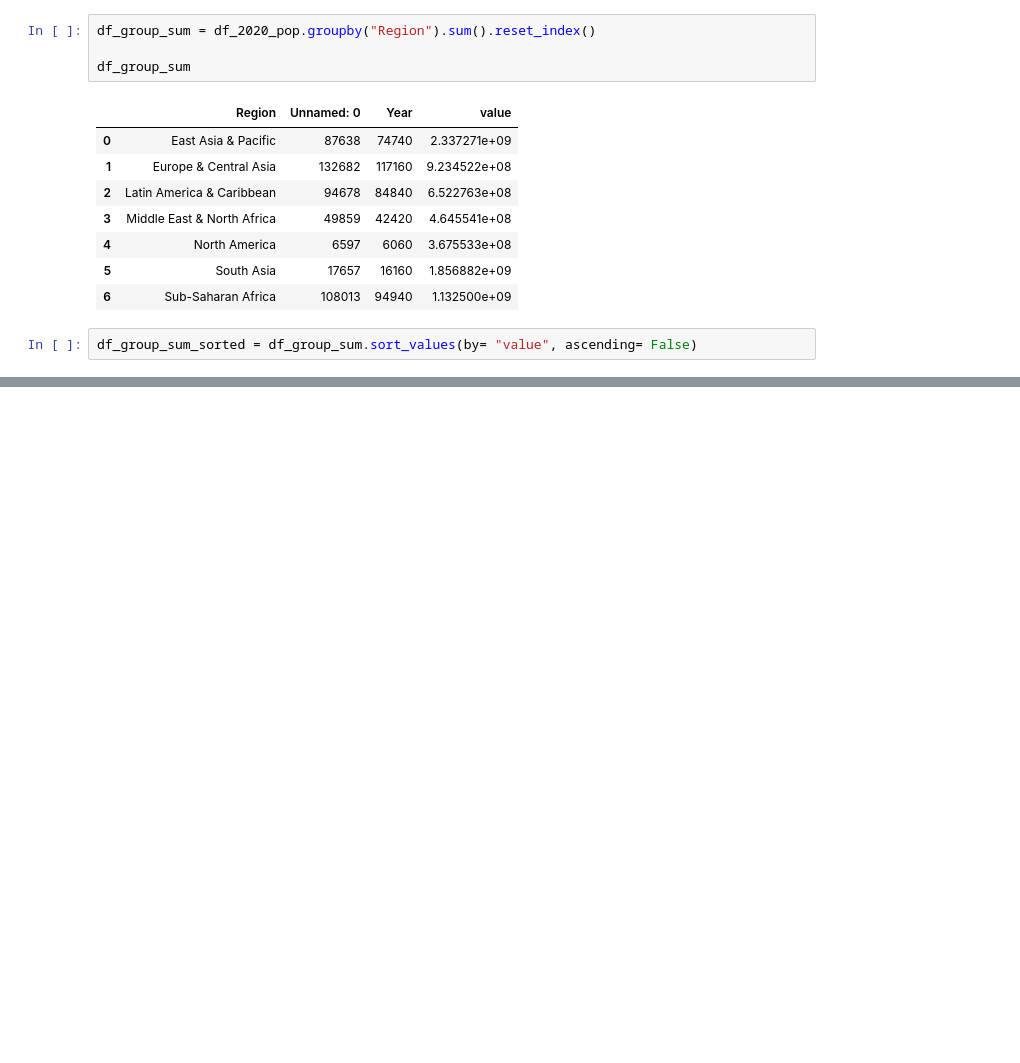
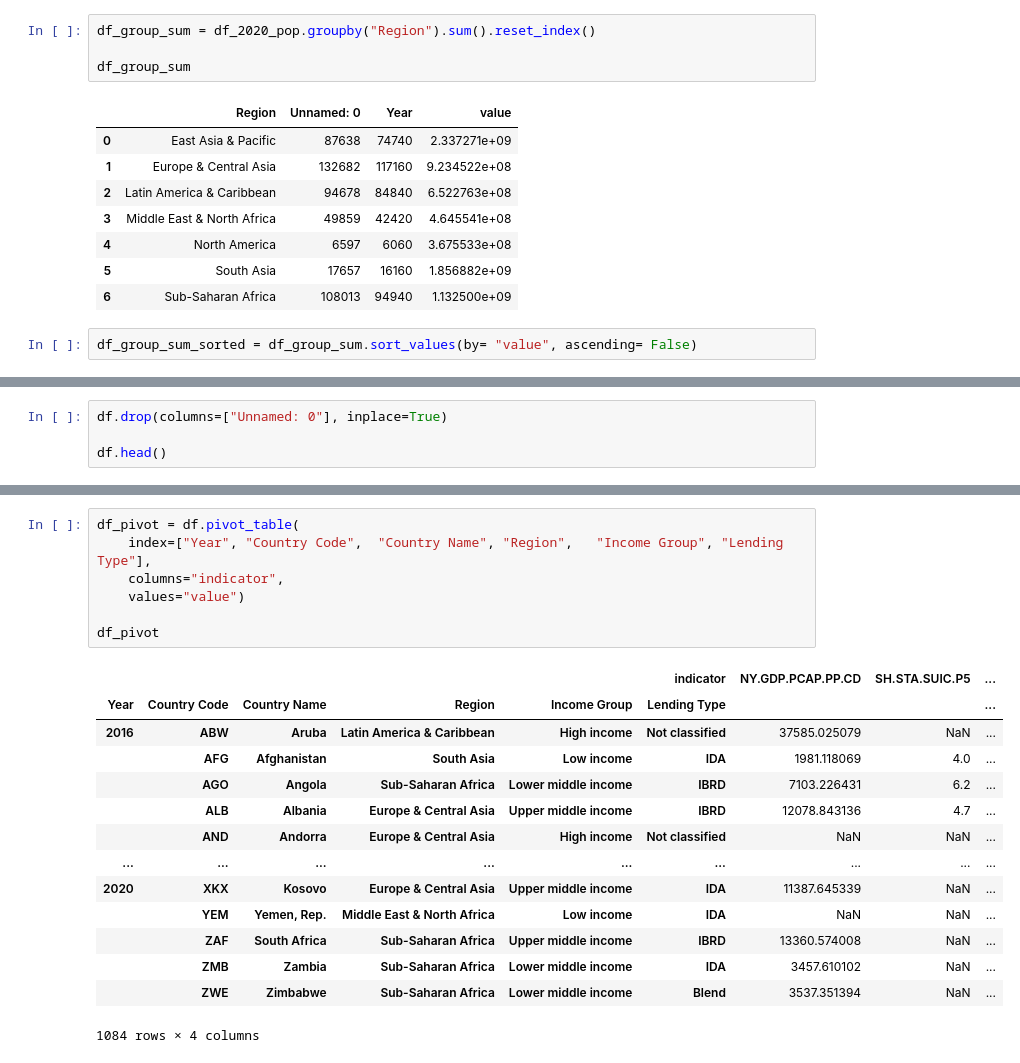
Before and after one commit to DATA-690-SPRING-2022/arushi_data690, a Jupyter notebook: Individual_Assignment_Part_B/Part_B_In_Class_Practice.ipynb, the cells around one changed output, grey strips where cells are left out. Drawn from its saved outputs; the diff is of its cells as text; blank space fills up the shorter version.

```diff
--- a/Individual_Assignment_Part_B/Part_B_In_Class_Practice.ipynb
+++ b/Individual_Assignment_Part_B/Part_B_In_Class_Practice.ipynb
@@ -159,3 +176,7 @@ fig.add_annotation(anno_dict)
 fig.show()
 # %% [output]
 [interactive output not drawn]
+# %%
+df.drop(columns=["Unnamed: 0"], inplace=True)
+
+df.head()
@@ -161,0 +190,22 @@ fig.show()
+# %%
+df_pivot = df.pivot_table(
+    index=["Year", "Country Code",	"Country Name",	"Region",	"Income Group",	"Lending Type"],
+    columns="indicator",
+    values="value")
+
+df_pivot
+# %% [output]
+|  |  |  |  |  | indicator | NY.GDP.PCAP.PP.CD | SH.STA.SUIC.P5 | ... |
+| Year | Country Code | Country Name | Region | Income Group | Lending Type |  |  | ... |
+| 2016 | ABW | Aruba | Latin America & Caribbean | High income | Not classified | 37585.025079 | NaN | ... |
+|  | AFG | Afghanistan | South Asia | Low income | IDA | 1981.118069 | 4.0 | ... |
+|  | AGO | Angola | Sub-Saharan Africa | Lower middle income | IBRD | 7103.226431 | 6.2 | ... |
+|  | ALB | Albania | Europe & Central Asia | Upper middle income | IBRD | 12078.843136 | 4.7 | ... |
+|  | AND | Andorra | Europe & Central Asia | High income | Not classified | NaN | NaN | ... |
+| ... | ... | ... | ... | ... | ... | ... | ... | ... |
+| 2020 | XKX | Kosovo | Europe & Central Asia | Upper middle income | IDA | 11387.645339 | NaN | ... |
+|  | YEM | Yemen, Rep. | Middle East & North Africa | Low income | IDA | NaN | NaN | ... |
+|  | ZAF | South Africa | Sub-Saharan Africa | Upper middle income | IBRD | 13360.574008 | NaN | ... |
+|  | ZMB | Zambia | Sub-Saharan Africa | Lower middle income | IDA | 3457.610102 | NaN | ... |
+|  | ZWE | Zimbabwe | Sub-Saharan Africa | Lower middle income | Blend | 3537.351394 | NaN | ... |
+1084 rows × 4 columns
```
Also changed, not shown: parts of 10 cells of this notebook.
